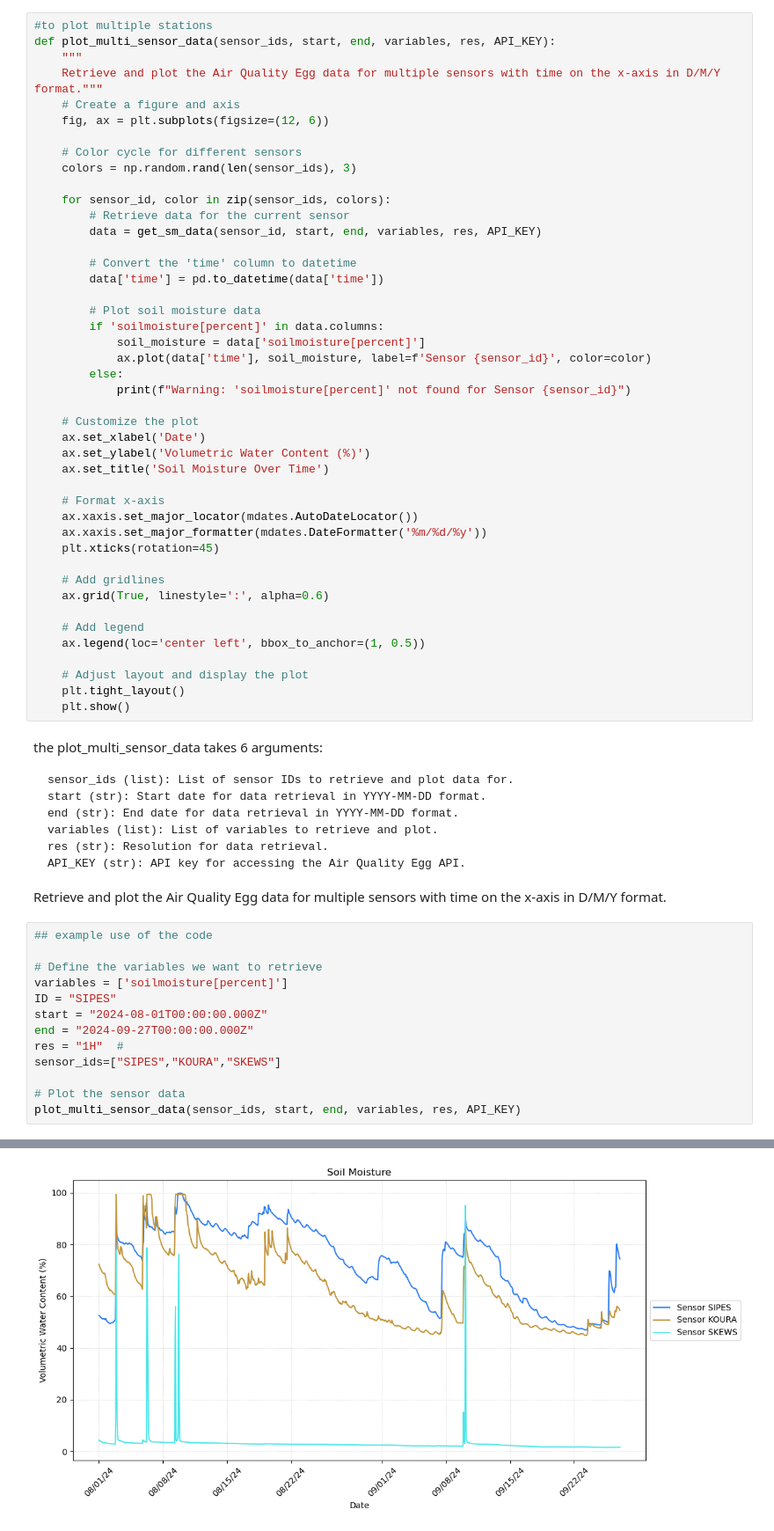
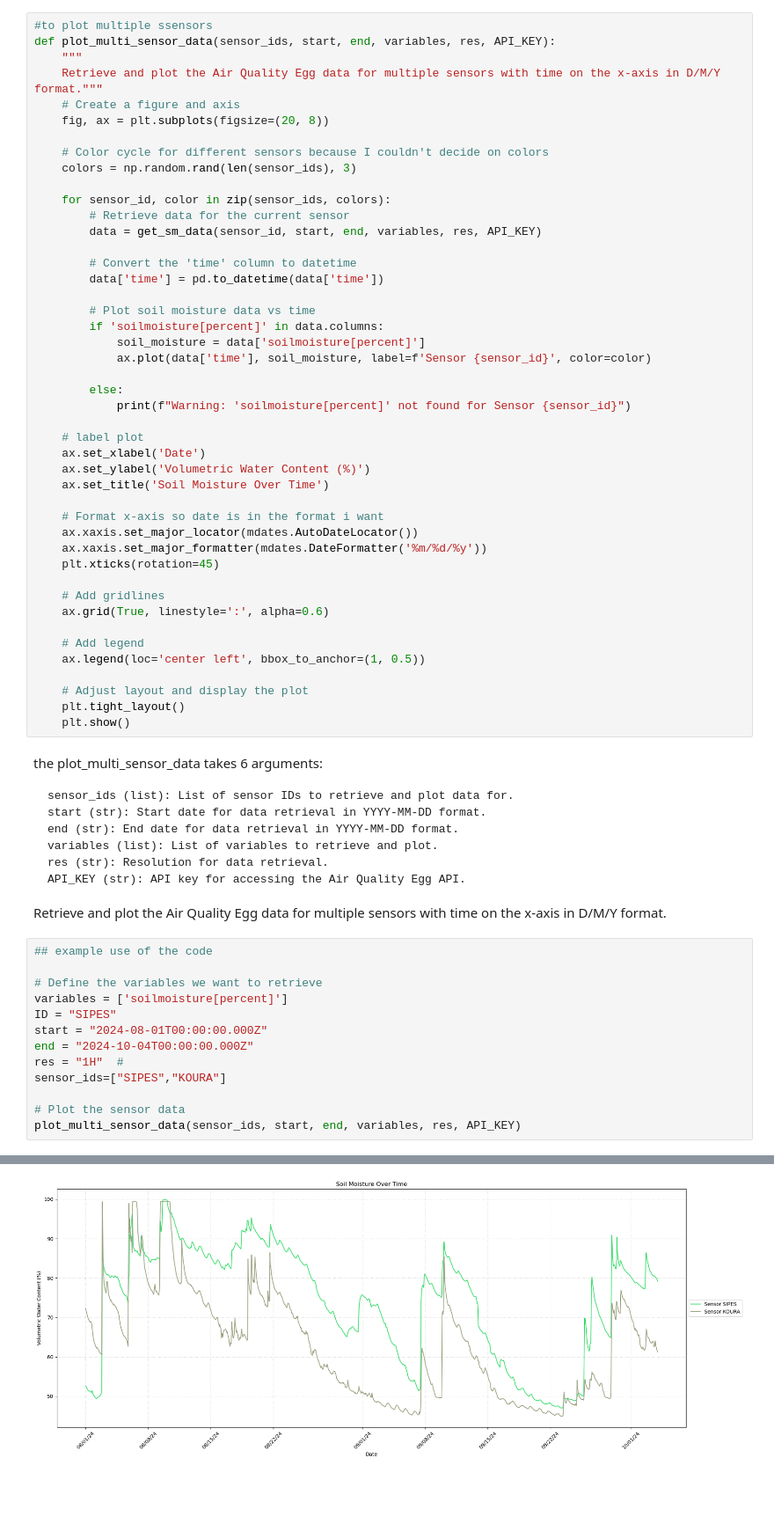
Before and after one commit to trapclim/sensors, a Jupyter notebook: ecrl-sensors-a52d8a37594e/sm_api_request.ipynb, the cells around one changed output, grey strips where cells are left out. Shown at 88% size. Drawn from its saved outputs; the diff is of its cells as text; blank space fills up the shorter version.

```diff
--- a/ecrl-sensors-a52d8a37594e/sm_api_request.ipynb
+++ b/ecrl-sensors-a52d8a37594e/sm_api_request.ipynb
@@ -150,14 +149,14 @@ converts the 'time' column of the data dataframe into a datetime object that can
 
 returns: a plot of the soil moisture for the given time period against the datetime in DD/MM/YYYY format
 # %%
-#to plot multiple stations
+#to plot multiple ssensors
 def plot_multi_sensor_data(sensor_ids, start, end, variables, res, API_KEY):
     """
     Retrieve and plot the Air Quality Egg data for multiple sensors with time on the x-axis in D/M/Y format."""
     # Create a figure and axis
-    fig, ax = plt.subplots(figsize=(12, 6))
+    fig, ax = plt.subplots(figsize=(20, 8))
 
-    # Color cycle for different sensors
+    # Color cycle for different sensors because I couldn't decide on colors
     colors = np.random.rand(len(sensor_ids), 3)
 
     for sensor_id, color in zip(sensor_ids, colors):
@@ -167,19 +166,20 @@ def plot_multi_sensor_data(sensor_ids, start, end, variables, res, API_KEY):
         # Convert the 'time' column to datetime
         data['time'] = pd.to_datetime(data['time'])
 
-        # Plot soil moisture data
+        # Plot soil moisture data vs time
         if 'soilmoisture[percent]' in data.columns:
             soil_moisture = data['soilmoisture[percent]']
             ax.plot(data['time'], soil_moisture, label=f'Sensor {sensor_id}', color=color)
+
         else:
             print(f"Warning: 'soilmoisture[percent]' not found for Sensor {sensor_id}")
 
-    # Customize the plot
+    # label plot
     ax.set_xlabel('Date')
     ax.set_ylabel('Volumetric Water Content (%)')
     ax.set_title('Soil Moisture Over Time')
 
-    # Format x-axis
+    # Format x-axis so date is in the format i want
     ax.xaxis.set_major_locator(mdates.AutoDateLocator())
     ax.xaxis.set_major_formatter(mdates.DateFormatter('%m/%d/%y'))
     plt.xticks(rotation=45)
@@ -212,9 +212,9 @@ Retrieve and plot the Air Quality Egg data for multiple sensors with time on the
 variables = ['soilmoisture[percent]']
 ID = "SIPES"
 start = "2024-08-01T00:00:00.000Z"
-end = "2024-09-27T00:00:00.000Z"
+end = "2024-10-04T00:00:00.000Z"
 res = "1H"  #
-sensor_ids=["SIPES","KOURA","SKEWS"]
+sensor_ids=["SIPES","KOURA"]
 
 # Plot the sensor data
 plot_multi_sensor_data(sensor_ids, start, end, variables, res, API_KEY)
@@ -225,2 +224,2 @@ Received data shape: (1369, 5)
-[figure, old version]
+[figure, new version]
 # %%
```
Also changed, not shown: parts of 6 cells of this notebook.
